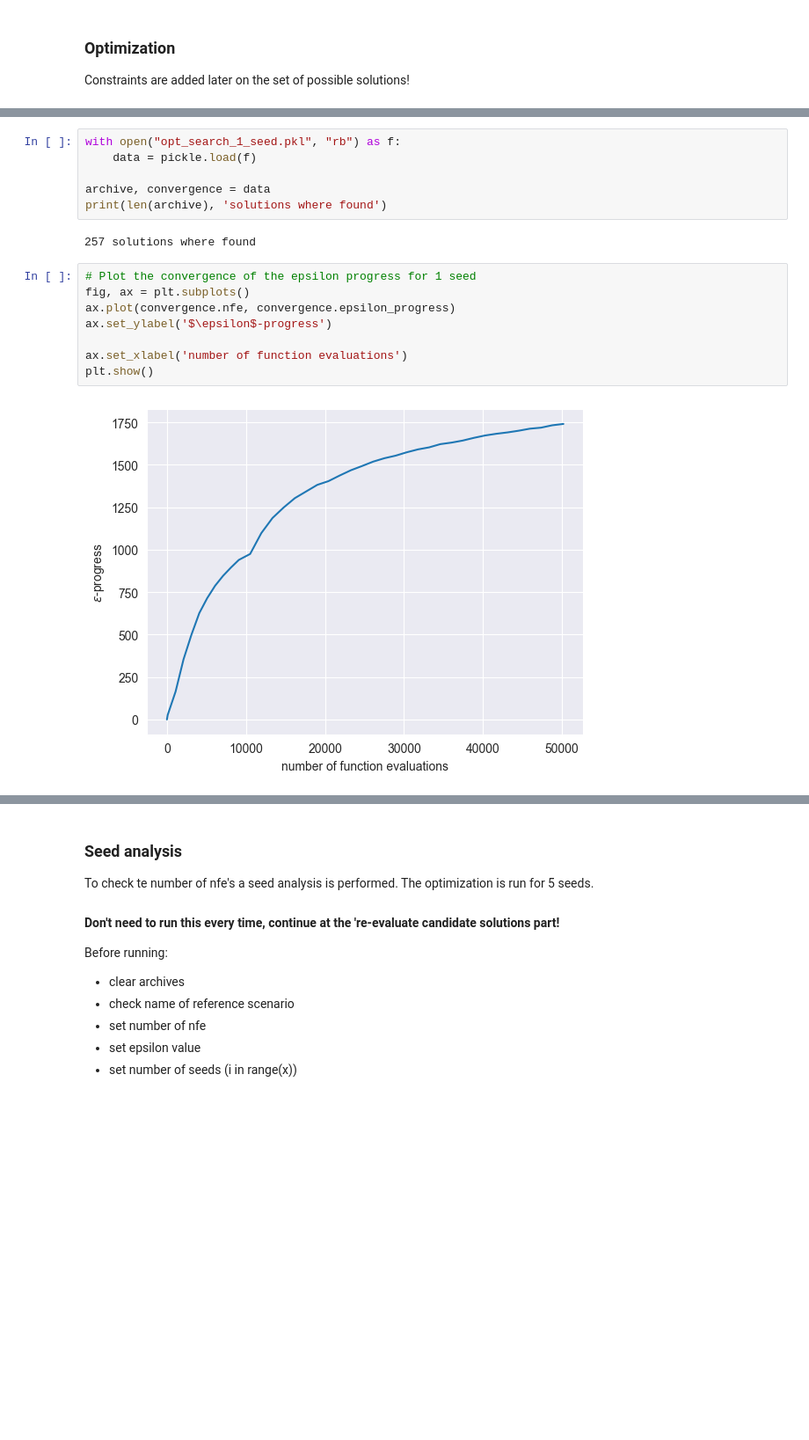
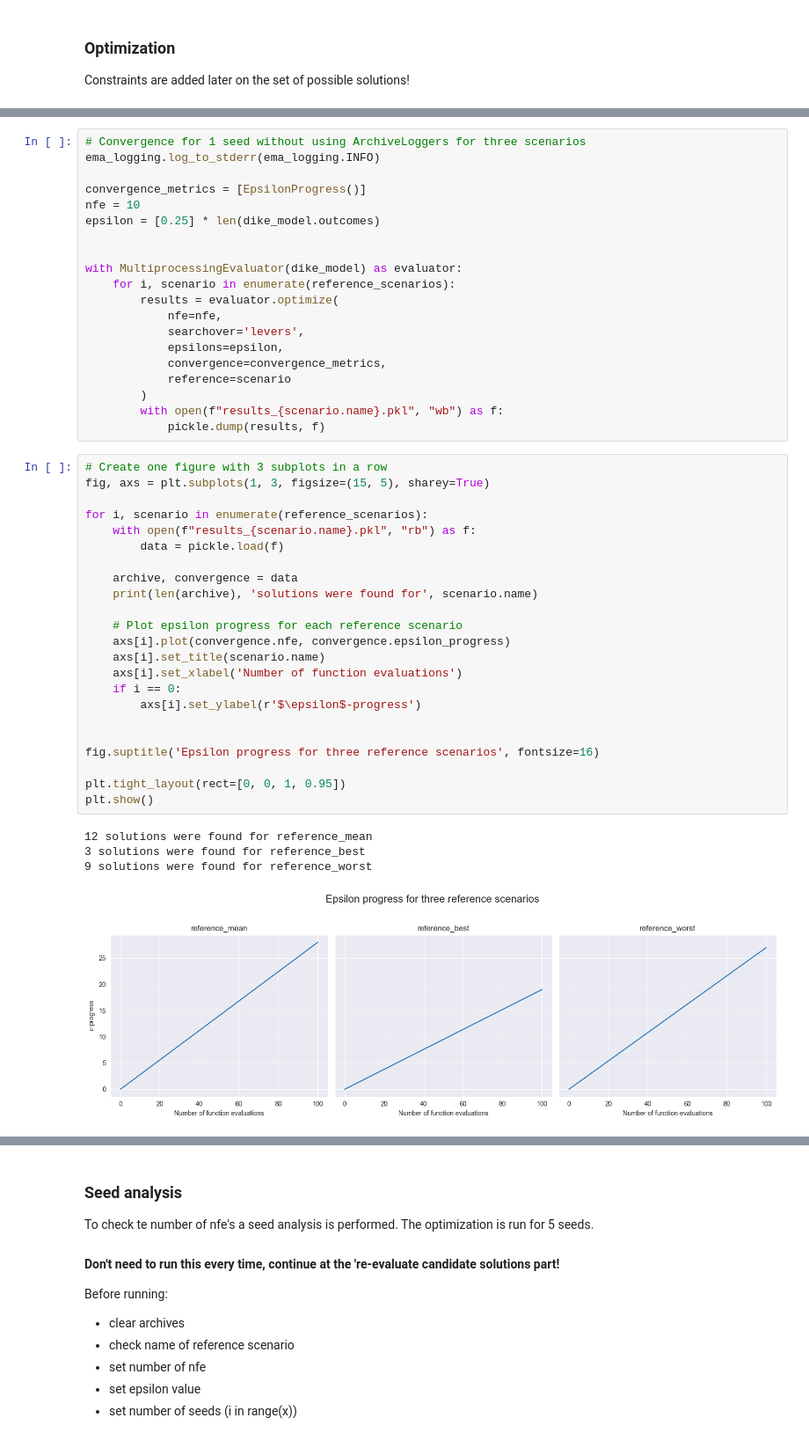
Before and after one commit to Eva-Bro/EPA141A_Group12_2025, a Jupyter notebook: final assignment/MORDM_1_scenario.ipynb, the cells around one changed output, grey strips where cells are left out. Shown at 88% size. Saved outputs shown, nothing was run; the diff lists cells and outputs as text; blank space fills up the shorter version.

Commit message:
Created a for-loop that optimizes for three different reference scenarios. Also added an epsilon progress plot for all three scenarios.

```diff
--- a/final assignment/MORDM_1_scenario.ipynb
+++ b/final assignment/MORDM_1_scenario.ipynb
@@ -198,19 +150,49 @@ with open("opt_search_1_seed.pkl", "wb") as f:
-# %%
-with open("opt_search_1_seed.pkl", "rb") as f:
-    data = pickle.load(f)
-
-archive, convergence = data
-print(len(archive), 'solutions where found')
-# %% [output]
-257 solutions where found
-# %%
-# Plot the convergence of the epsilon progress for 1 seed
-fig, ax = plt.subplots()
-ax.plot(convergence.nfe, convergence.epsilon_progress)
-ax.set_ylabel('$\epsilon$-progress')
-
-ax.set_xlabel('number of function evaluations')
-plt.show()
-# %% [output]
-[figure, removed]
+# %%
+# Convergence for 1 seed without using ArchiveLoggers for three scenarios
+ema_logging.log_to_stderr(ema_logging.INFO)
+
+convergence_metrics = [EpsilonProgress()]
+nfe = 10
+epsilon = [0.25] * len(dike_model.outcomes)
+
+
+with MultiprocessingEvaluator(dike_model) as evaluator:
+    for i, scenario in enumerate(reference_scenarios):
+        results = evaluator.optimize(
+            nfe=nfe,
+            searchover='levers',
+            epsilons=epsilon,
+            convergence=convergence_metrics,
+            reference=scenario
+        )
+        with open(f"results_{scenario.name}.pkl", "wb") as f:
+            pickle.dump(results, f)
+# %%
+# Create one figure with 3 subplots in a row
+fig, axs = plt.subplots(1, 3, figsize=(15, 5), sharey=True)
+
+for i, scenario in enumerate(reference_scenarios):
+    with open(f"results_{scenario.name}.pkl", "rb") as f:
+        data = pickle.load(f)
+
+    archive, convergence = data
+    print(len(archive), 'solutions were found for', scenario.name)
+
+    # Plot epsilon progress for each reference scenario
+    axs[i].plot(convergence.nfe, convergence.epsilon_progress)
+    axs[i].set_title(scenario.name)
+    axs[i].set_xlabel('Number of function evaluations')
+    if i == 0:
+        axs[i].set_ylabel(r'$\epsilon$-progress')
+
+
+fig.suptitle('Epsilon progress for three reference scenarios', fontsize=16)
+
+plt.tight_layout(rect=[0, 0, 1, 0.95])
+plt.show()
+# %% [output]
+12 solutions were found for reference_mean
+3 solutions were found for reference_best
+9 solutions were found for reference_worst
+[figure, added]
 # %% [markdown]
```
Also changed, not shown: parts of 13 cells of this notebook, 4 other files.
